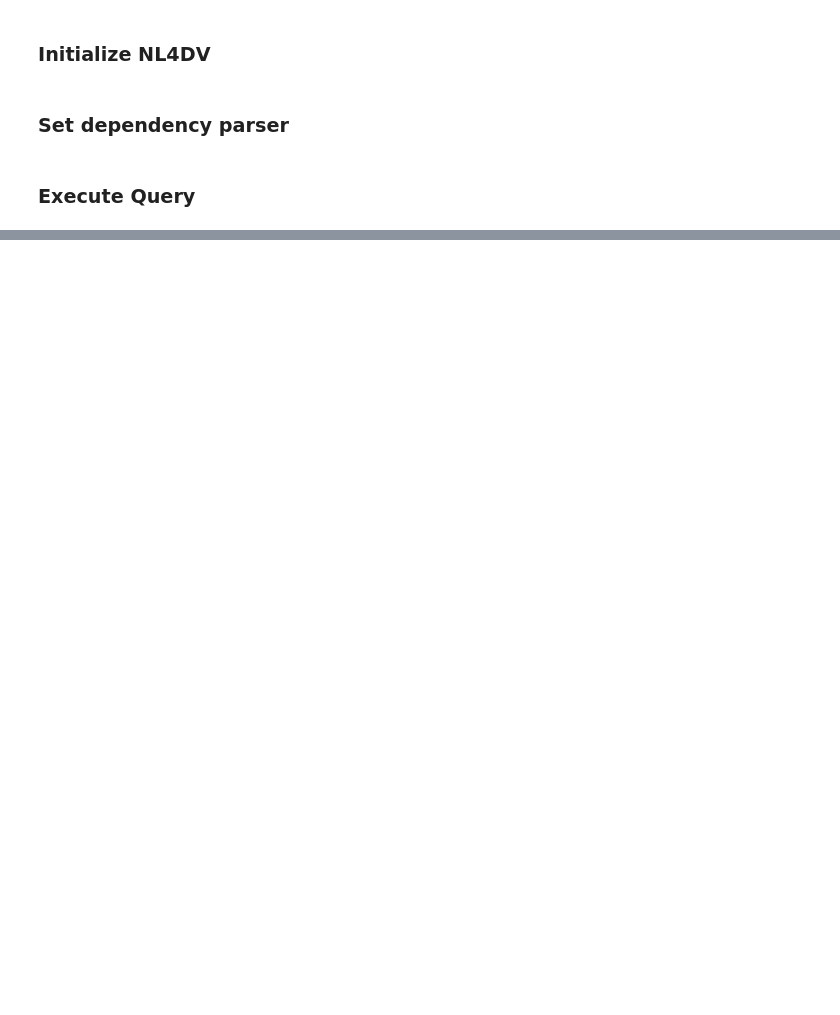
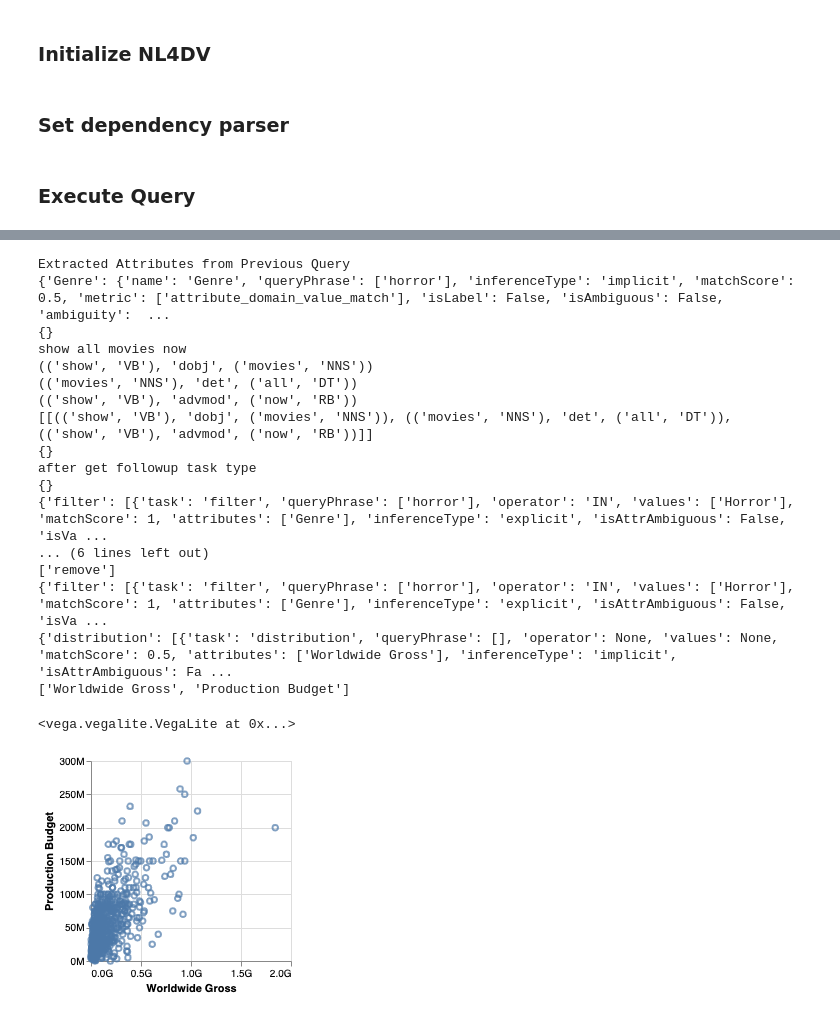
Before and after one commit to nl4dv/nl4dv, a Jupyter notebook: examples/applications/notebook/Demo.ipynb, the cells around one changed output, grey strips where cells are left out. Drawn from its saved outputs; the diff is of its cells as text; code cells hidden in the pictures; blank space fills up the shorter version.

```diff
--- a/examples/applications/notebook/Demo.ipynb
+++ b/examples/applications/notebook/Demo.ipynb
@@ -16,0 +31,23 @@ nl4dv_instance.set_dependency_parser(config=dependency_parser_config)
+# %%
+x = nl4dv_instance.analyze_query("show all movies now", dialog=True)
+VegaLite(x['visList'][0]['vlSpec'])
+# %% [output]
+Extracted Attributes from Previous Query
+{'Genre': {'name': 'Genre', 'queryPhrase': ['horror'], 'inferenceType': 'implicit', 'matchScore': 0.5, 'metric': ['attribute_domain_value_match'], 'isLabel': False, 'isAmbiguous': False, 'ambiguity':  ...
+{}
+show all movies now
+(('show', 'VB'), 'dobj', ('movies', 'NNS'))
+(('movies', 'NNS'), 'det', ('all', 'DT'))
+(('show', 'VB'), 'advmod', ('now', 'RB'))
+[[(('show', 'VB'), 'dobj', ('movies', 'NNS')), (('movies', 'NNS'), 'det', ('all', 'DT')), (('show', 'VB'), 'advmod', ('now', 'RB'))]]
+{}
+after get followup task type
+{}
+{'filter': [{'task': 'filter', 'queryPhrase': ['horror'], 'operator': 'IN', 'values': ['Horror'], 'matchScore': 1, 'attributes': ['Genre'], 'inferenceType': 'explicit', 'isAttrAmbiguous': False, 'isVa ...
+... (6 lines left out)
+['remove']
+{'filter': [{'task': 'filter', 'queryPhrase': ['horror'], 'operator': 'IN', 'values': ['Horror'], 'matchScore': 1, 'attributes': ['Genre'], 'inferenceType': 'explicit', 'isAttrAmbiguous': False, 'isVa ...
+{'distribution': [{'task': 'distribution', 'queryPhrase': [], 'operator': None, 'values': None, 'matchScore': 0.5, 'attributes': ['Worldwide Gross'], 'inferenceType': 'implicit', 'isAttrAmbiguous': Fa ...
+['Worldwide Gross', 'Production Budget']
+<vega.vegalite.VegaLite at 0x...>
+[figure, added]
```
Also changed, not shown: parts of 20 cells of this notebook, 55 other files.
